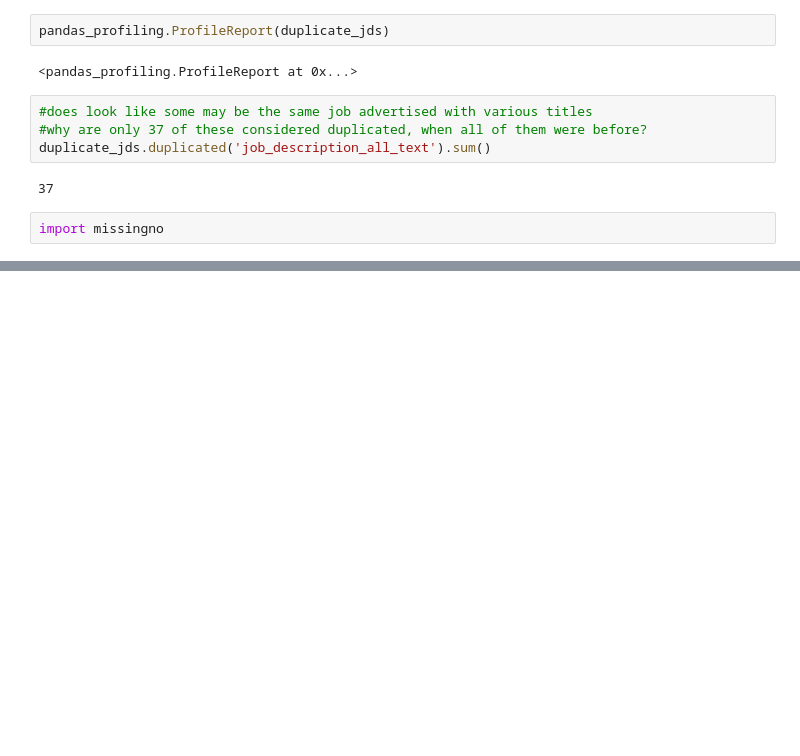
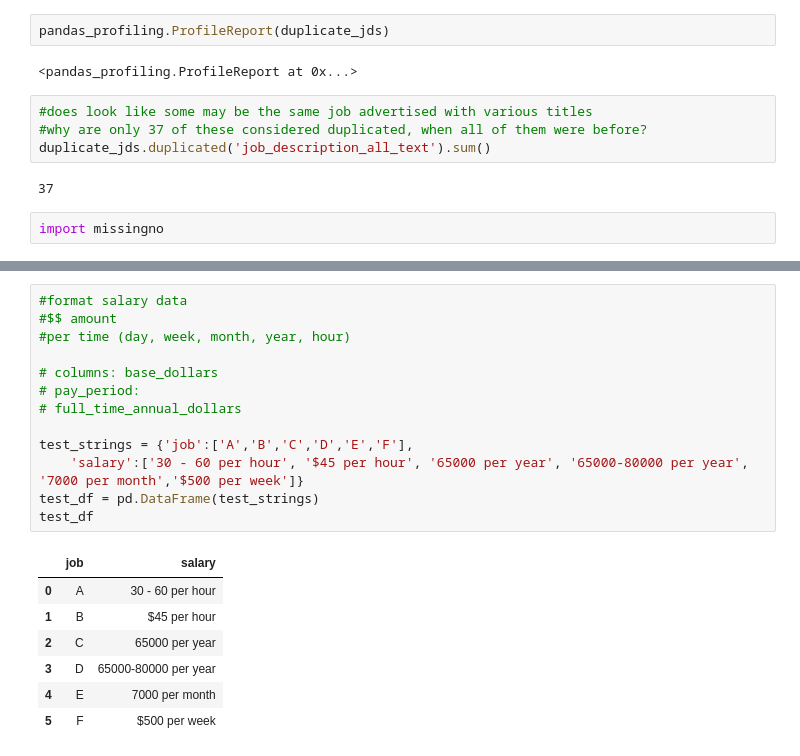
Before and after one commit to LydiaPeabody/job-description-gender-analysis, a Jupyter notebook: JD_analysis.ipynb, the cells around one changed output, grey strips where cells are left out. Cells and saved outputs as stored; diff of their text form; blank space fills up the shorter version.

```diff
--- a/JD_analysis.ipynb
+++ b/JD_analysis.ipynb
@@ -106,0 +155,21 @@ jobs_nona[jobs_nona.company.isna()]
+# %%
+#format salary data
+#$$ amount
+#per time (day, week, month, year, hour)
+
+# columns: base_dollars
+# pay_period:
+# full_time_annual_dollars
+
+test_strings = {'job':['A','B','C','D','E','F'],
+    'salary':['30 - 60 per hour', '$45 per hour', '65000 per year', '65000-80000 per year', '7000 per month','$500 per week']}
+test_df = pd.DataFrame(test_strings)
+test_df
+# %% [output]
+|  | job | salary |
+| 0 | A | 30 - 60 per hour |
+| 1 | B | $45 per hour |
+| 2 | C | 65000 per year |
+| 3 | D | 65000-80000 per year |
+| 4 | E | 7000 per month |
+| 5 | F | $500 per week |
```
Also changed, not shown: parts of 15 cells of this notebook, 2 other files.
